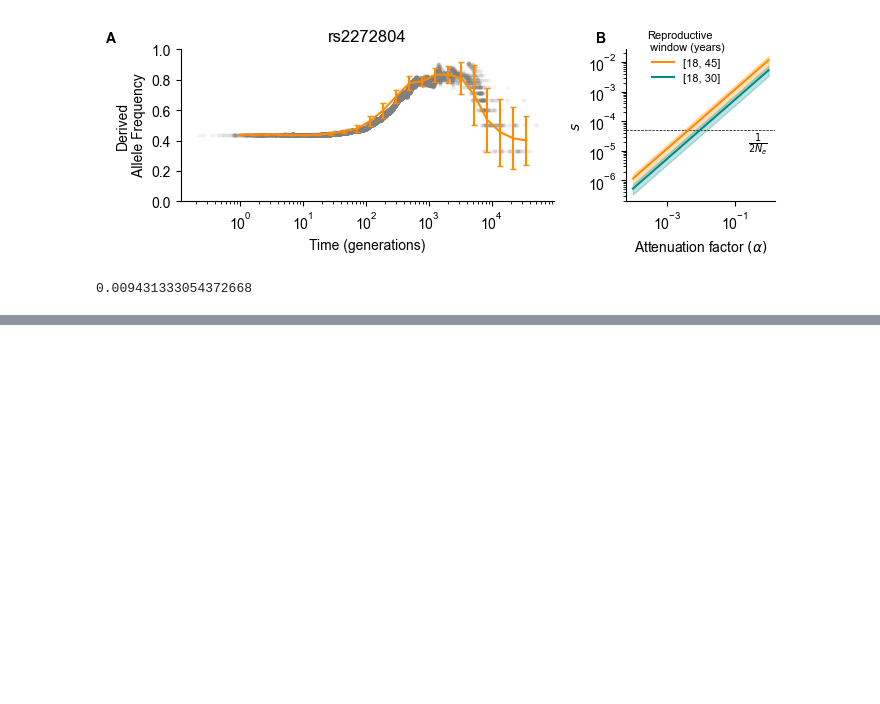
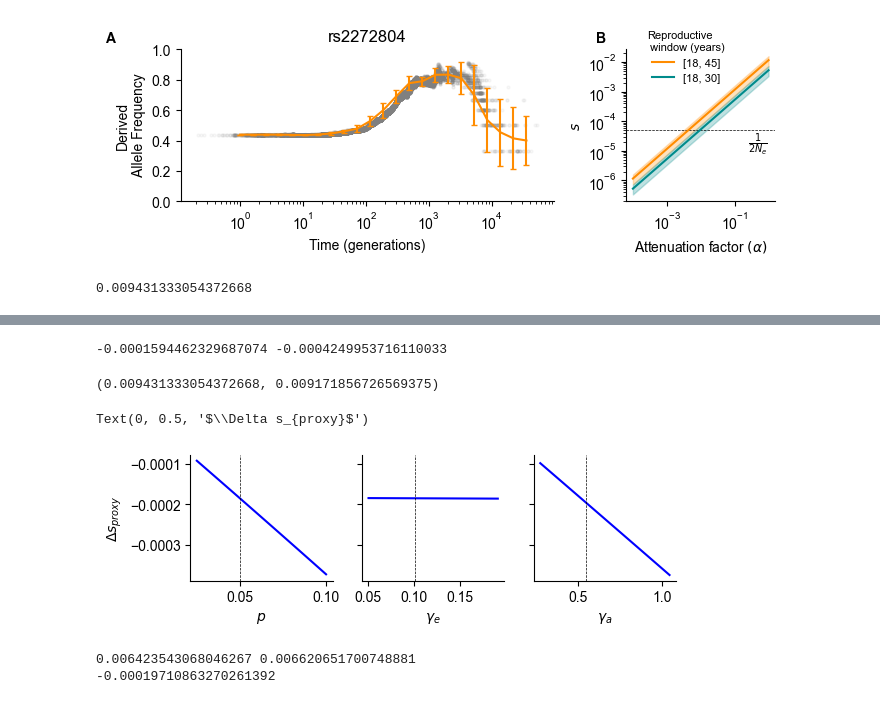
Before and after one commit to mccoy-lab/natera_aneuploidy, a Jupyter notebook: analysis/evo_analyses/notebooks/evolution_aneuploidy_risk.ipynb, the cells around one changed output, grey strips where cells are left out. Saved outputs shown, nothing was run; the diff lists cells and outputs as text; code cells hidden in the pictures; blank space fills up the shorter version.

```diff
--- a/analysis/evo_analyses/notebooks/evolution_aneuploidy_risk.ipynb
+++ b/analysis/evo_analyses/notebooks/evolution_aneuploidy_risk.ipynb
@@ -166,3 +166,18 @@ label_multipanel([ax2, ax1], ['A', 'B'], xoff=-0.2, yoff=1.05, fontweight='bold'
 1/(2e4*est_selection_coefficient(a=18, b=30, beta=0.066))
 # %% [output]
 0.009431333054372668
+# %%
+# Lets build a definition of \gamma_a, \gamma_e
+
+#1. Where we get numbers approximately
+# gamma_a  =  P(miscarriage | pregnancy, aneuploidy) * P(pregnancy | blastocyst) * P(blastocyst | aneuploid zygote)
+# P(miscarriage | pregnancy, aneuploidy) = 0.86 from table 1 in capalbo et al 2022
+# P(blastocyst | aneuploid zygote) ~= 1 - 0.36 from Figure 4B in McCoy et al 2023 (Genome Medicine)
+gamma_a = 0.86 * (1 - 0.36)
+
+
+#2. Where we get numbers approximately for \gamma_e
+# P(blastocyst | euploid zygote) ~= 1 - 0.16 from Figure 4B in McCoy et al 2023 (Genome Medicine)
+# P(miscarriage | euploid blastocyst) ~= 12% from Table 1 in Capalbo et al 2021
+gamma_e =  0.12 * (1 - 0.16)
+gamma_a, gamma_e
@@ -168,0 +242,41 @@ label_multipanel([ax2, ax1], ['A', 'B'], xoff=-0.2, yoff=1.05, fontweight='bold'
+# %%
+# Note: this shows that maternal mortality does have a slightly higher selection coefficient
+diff_sel_18_30 = est_selection_coefficient(a=18, b=30, beta=0.066) - est_selection_coefficient_mat_mortality(a=18, b=30, beta=0.066, p_aneu_mis=gamma_a, p_eu_mis=gamma_e, p_preg_risk=5e-2)
+diff_sel_18_45 = est_selection_coefficient(a=18, b=45, beta=0.066) - est_selection_coefficient_mat_mortality(a=18, b=45, beta=0.066, p_aneu_mis=gamma_a, p_eu_mis=gamma_e, p_preg_risk=5e-2)
+print(diff_sel_18_30, diff_sel_18_45)
+# %% [output]
+-0.0001594462329687074 -0.0004249953716110033
+# %%
+# NOTE: need a stronger attenuation in this case, but it is on O(10^{-4})
+1/(2e4*est_selection_coefficient(a=18, b=30, beta=0.066)), 1/(2e4*est_selection_coefficient_mat_mortality(a=18, b=30, beta=0.066, p_preg_risk=0.05))
+# %% [output]
+(0.009431333054372668, 0.009171856726569375)
+# %%
+p_preg_risk = 0.05 + 0.05*np.linspace(-0.5,1,100)
+gamma_e_risk = gamma_e + gamma_e * np.linspace(-0.5,0.9,100)
+gamma_a_risk = gamma_a + gamma_a * np.linspace(-0.5,0.9,100)
+fig, [ax0, ax1, ax2] = plt.subplots(1,3,figsize=(6,2), sharey=True, layout='tight')
+ax0.plot(p_preg_risk, est_selection_coefficient(a=18, b=35, beta=0.066) - np.array([est_selection_coefficient_mat_mortality(a=18, b=35, beta=0.066, p_preg_risk=p) for p in p_preg_risk]), color='blue')
+ax1.plot(gamma_e_risk, est_selection_coefficient(a=18, b=35, beta=0.066) - np.array([est_selection_coefficient_mat_mortality(a=18, b=35, beta=0.066, p_eu_mis=ge,  p_preg_risk=5e-2) for ge in gamma_e_risk]), color='blue')
+ax2.plot(gamma_a_risk, est_selection_coefficient(a=18, b=35, beta=0.066) - np.array([est_selection_coefficient_mat_mortality(a=18, b=35, beta=0.066, p_aneu_mis=ga, p_preg_risk=5e-2) for ga in gamma_a_risk]), color='blue')
+ax0.axvline(5e-2, lw=0.5, color='black', linestyle='--')
+ax1.axvline(gamma_e, lw=0.5, color='black', linestyle='--')
+ax2.axvline(gamma_a, lw=0.5, color='black', linestyle='--')
+
+ax0.set_xlabel(r'$p$')
+ax1.set_xlabel(r'$\gamma_e$')
+ax2.set_xlabel(r'$\gamma_a$')
+[debox(a) for a in [ax0, ax1, ax2]];
+ax0.set_ylabel(r'$\Delta s_{proxy}$')
+# plt.savefig('../figures/evo_model_mat_mortality.091525.png', bbox_inches='tight', dpi=300)
+# plt.savefig('../figures/evo_model_mat_mortality.091525.pdf', bbox_inches='tight', dpi=300)
+# %% [output]
+Text(0, 0.5, '$\\Delta s_{proxy}$')
+[figure, added]
+# %%
+print(est_selection_coefficient(a=18, b=35, beta=0.066), est_selection_coefficient_mat_mortality(a=18, b=35, beta=0.066, p_aneu_mis=gamma_a, p_eu_mis=gamma_e, p_preg_risk=5e-2))
+sel_diff_18_35 = est_selection_coefficient(a=18, b=35, beta=0.066) - est_selection_coefficient_mat_mortality(a=18, b=35, beta=0.066, p_aneu_mis=gamma_a, p_eu_mis=gamma_e, p_preg_risk=5e-2)
+print(sel_diff_18_35)
+# %% [output]
+0.006423543068046267 0.006620651700748881
+-0.00019710863270261392
```
Also changed, not shown: parts of 2 cells of this notebook.
